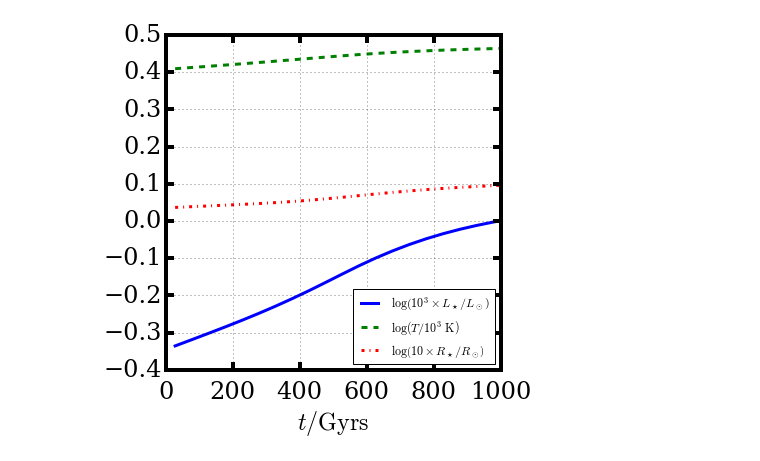
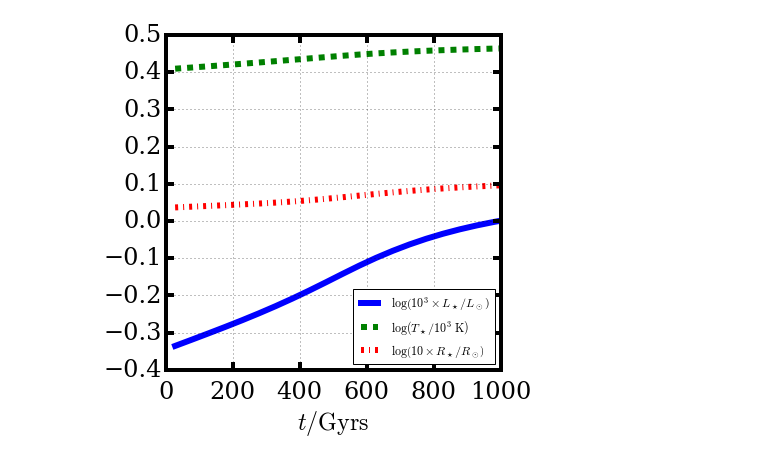
Before and after one commit to decaelus/TRAPPIST-1_Habitability, a Jupyter notebook: mesa_calculations/Plot MESA Calculations for TRAPPIST-1.ipynb, the cells around one changed output. Drawn from its saved outputs; the diff is of its cells as text; code cells hidden in the pictures.

Commit message:
Modified the legend label slightly

```diff
--- a/mesa_calculations/Plot MESA Calculations for TRAPPIST-1.ipynb
+++ b/mesa_calculations/Plot MESA Calculations for TRAPPIST-1.ipynb
@@ -8,22 +8,22 @@ import mesa_reader as ms
 # %%
 r = ms.MesaData('LOGS/history.data')
 
 fig = plt.figure(figsize=(6,6))
 ax = fig.add_subplot(111)
 
 #Drop the pre-main-sequence calculation
 ind = r.data('star_age') > 5e7
 ax.plot(r.data('star_age')[ind]/1e9, r.data('log_L')[ind] + 3., lw=6,
         label="$\\log \\left( 10^3 \\times L_\star/L_\\odot\\right)$")
-ax.plot(r.data('star_age')[ind]/1e9, r.data('log_Teff')[ind] - 3., ls='--',
-        label="$\\log \\left( T/{\\rm 10^3\ K}\\right)$")
-ax.plot(r.data('star_age')[ind]/1e9, r.data('log_R')[ind] + 1., ls='-.',
+ax.plot(r.data('star_age')[ind]/1e9, r.data('log_Teff')[ind] - 3., ls='--', lw=6,
+        label="$\\log \\left( T_\star/{\\rm 10^3\ K}\\right)$")
+ax.plot(r.data('star_age')[ind]/1e9, r.data('log_R')[ind] + 1., ls='-.', lw=6,
         label="$\\log \\left( 10 \\times R_\star/R_\\odot\\right)$")
 ax.legend(loc='best', fontsize=12)
 
 ax.tick_params(axis='both', which='major', labelsize=24)
 ax.set_xlabel('$t/{\\rm Gyrs}$', fontsize=24)
 
 fig.savefig('Plot_MESA_Calculations_for_TRAPPIST-1.png', dpi=500, bbox_inches='tight')
 # %% [output]
-[figure, old version]
+[figure, new version]
```
Also changed, not shown: 1 other file.
